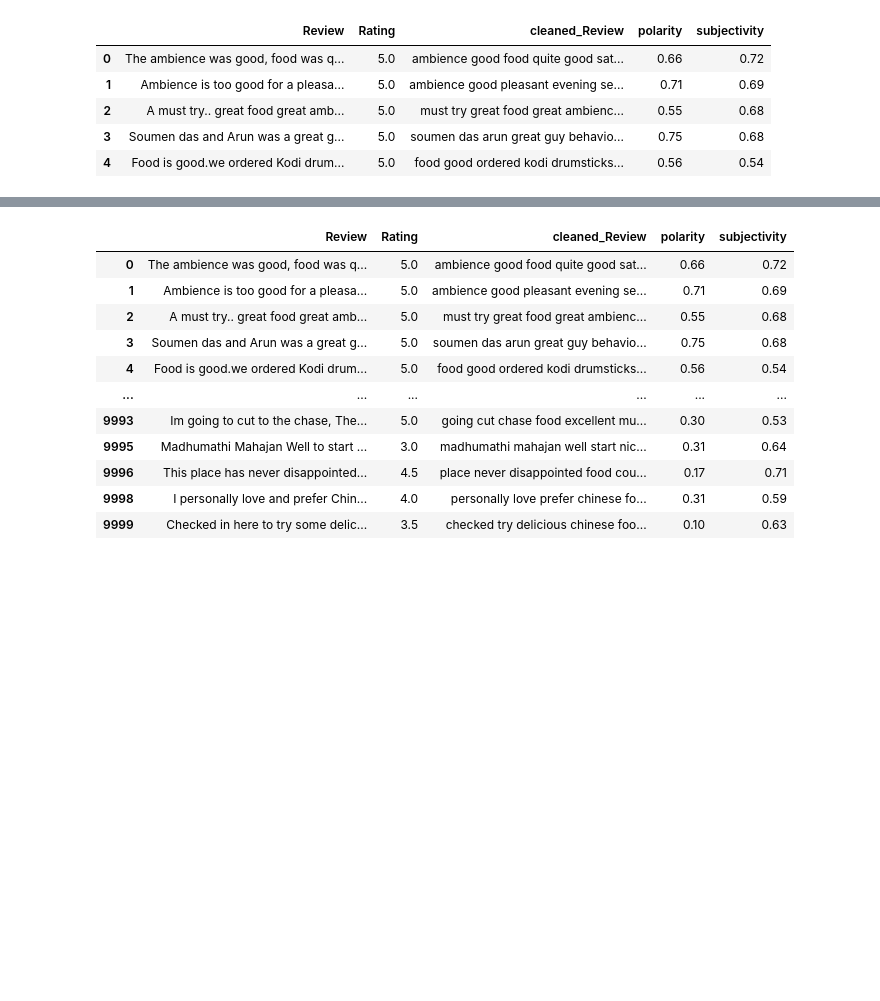
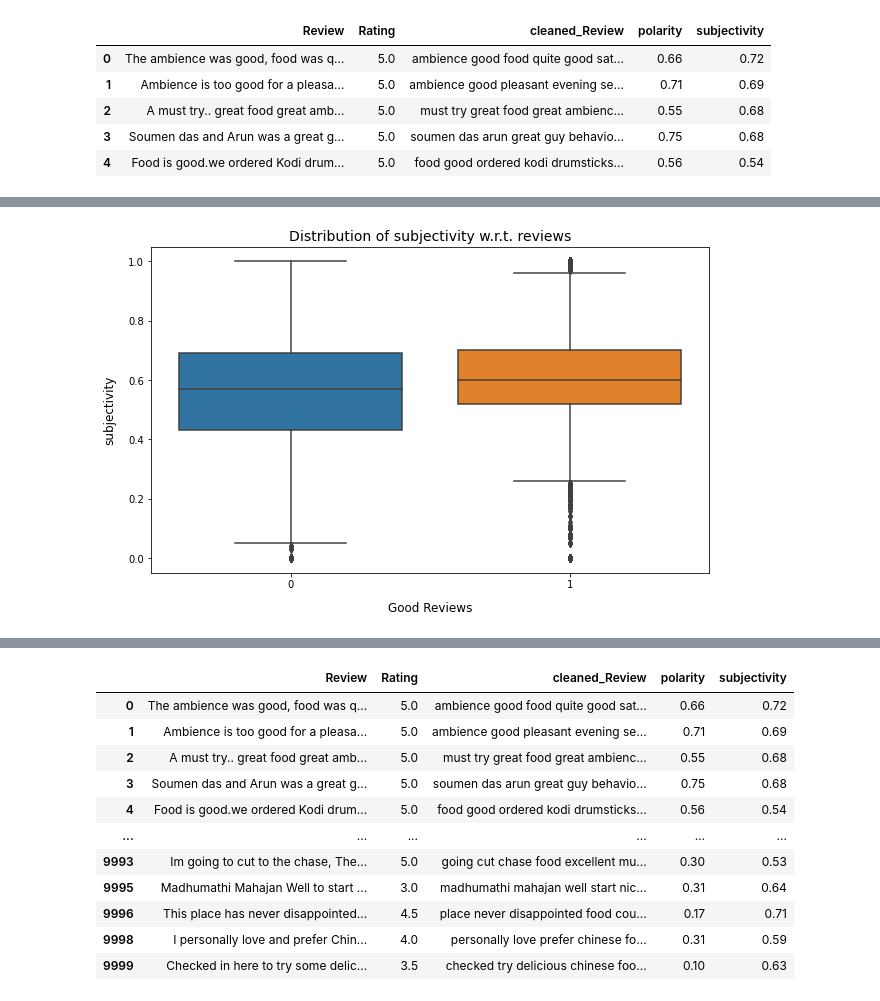
Before and after one commit to Nakulpradeep94/-ZOMATO-RESTAURANT-CLUSTERING-AND-SENTIMENT-ANALYSIS, a Jupyter notebook: ZOMATO_RESTAURANT_CLUSTERING_AND_SENTIMENT_ANALYSIS.ipynb, the cells around one changed output, grey strips where cells are left out. Saved outputs shown, nothing was run; the diff lists cells and outputs as text; code cells hidden in the pictures; blank space fills up the shorter version.

```diff
--- a/ZOMATO_RESTAURANT_CLUSTERING_AND_SENTIMENT_ANALYSIS.ipynb
+++ b/ZOMATO_RESTAURANT_CLUSTERING_AND_SENTIMENT_ANALYSIS.ipynb
@@ -1064,0 +1100,14 @@ sentiment_df.head()
+# %%
+#setting figure size
+plt.figure(figsize=(10, 6))
+
+#boxenplot to display the distribution of polarity score
+sns.boxplot(x = 'good_reviews', y = 'subjectivity', data = sentiment_df)
+
+#To display the x label, y label and title of the boxenplot
+plt.xlabel('Good Reviews', labelpad = 12, fontsize = 12)
+plt.ylabel('subjectivity', labelpad = 12, fontsize = 12)
+plt.title('Distribution of subjectivity w.r.t. reviews', fontsize=14)
+plt.show()
+# %% [output]
+[figure, added]
```
Also changed, not shown: parts of 7 cells of this notebook.
